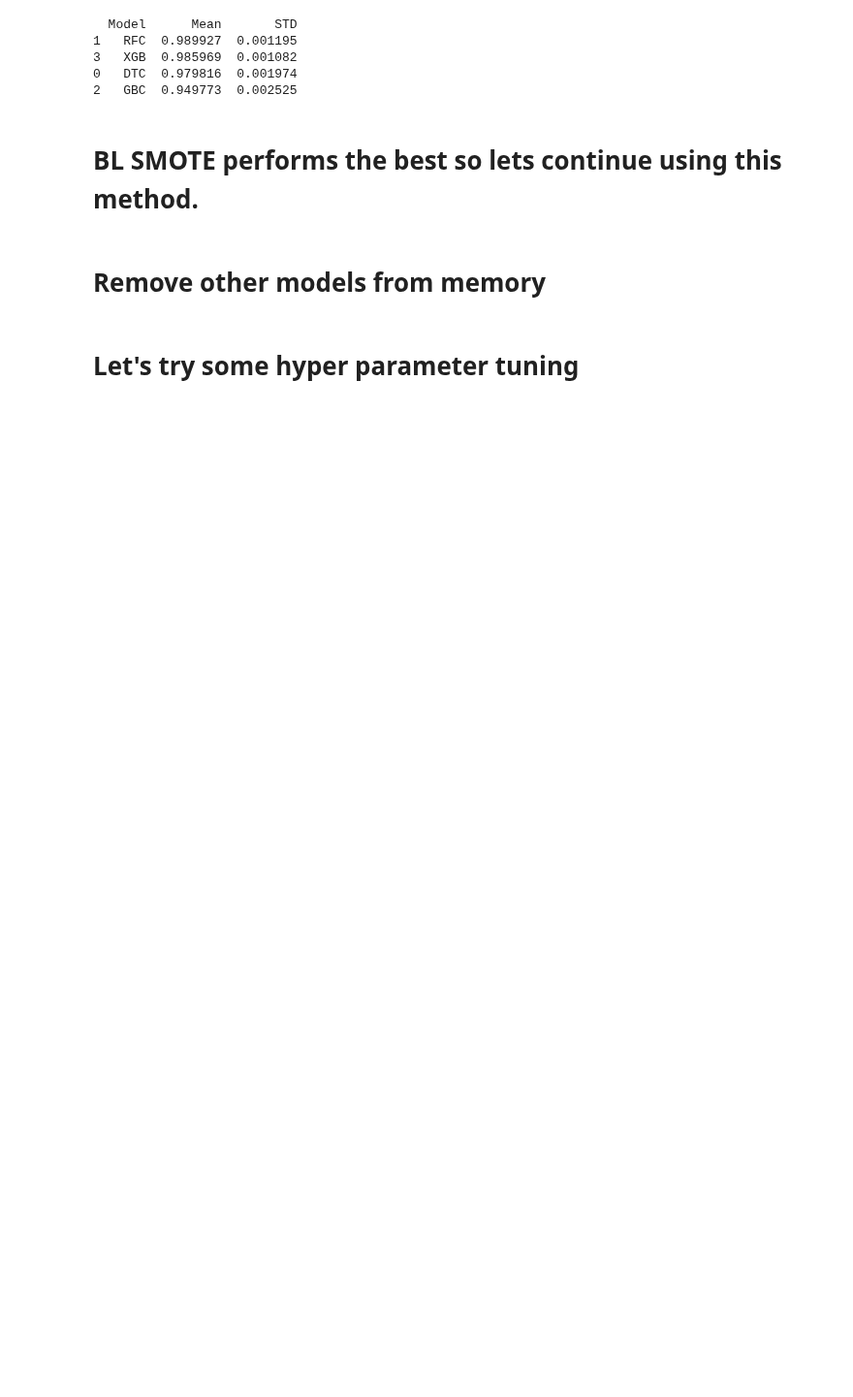
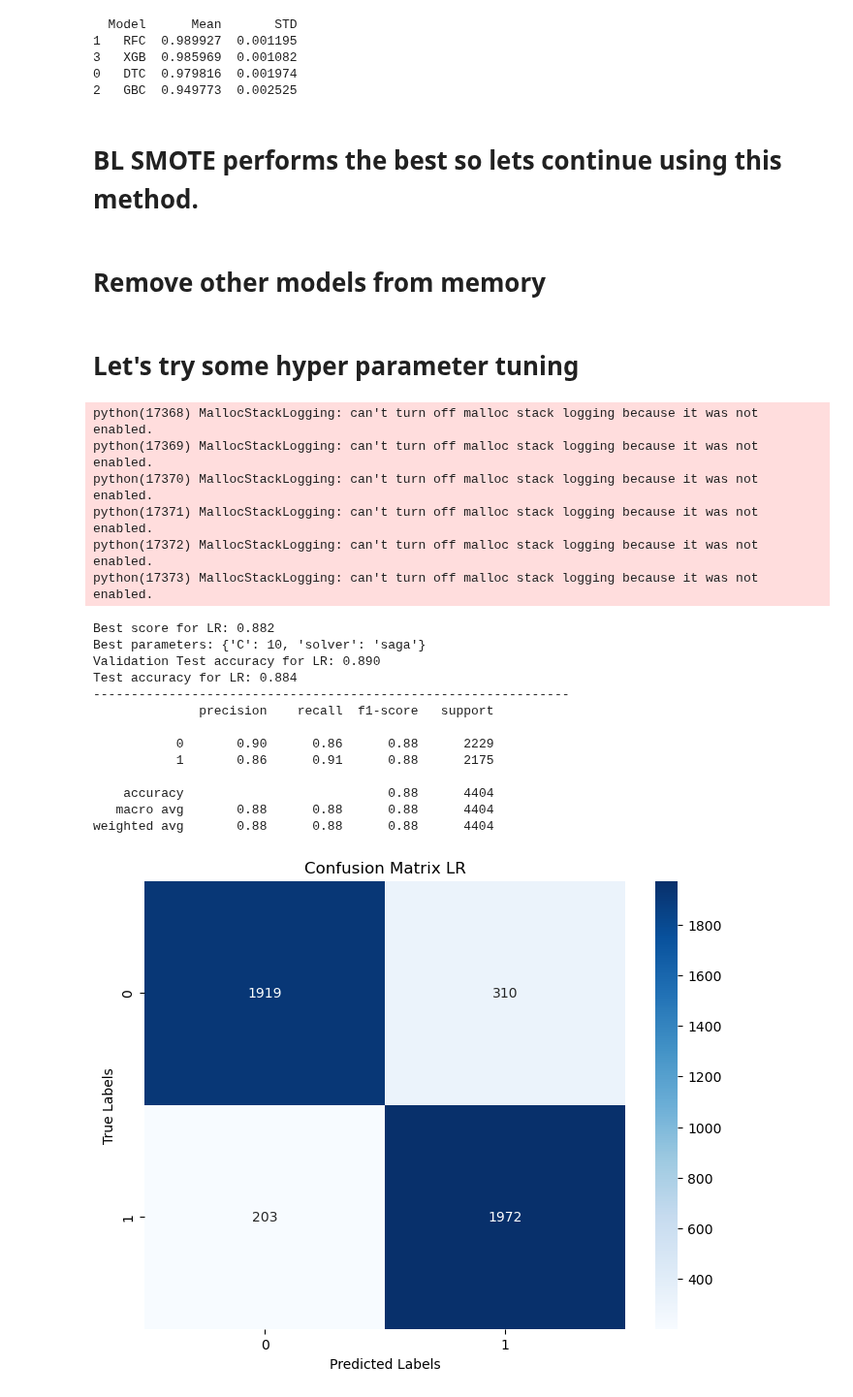
Before and after one commit to MaukanMir/-Pulsar-Classfication-Prediction, a Jupyter notebook: training.ipynb, the cells around one changed output. Shown at 97% size. Drawn from its saved outputs; the diff is of its cells as text; code cells hidden in the pictures; blank space fills up the shorter version.

Commit message:
added new models

```diff
--- a/training.ipynb
+++ b/training.ipynb
@@ -251,7 +251,9 @@ def val_grid_search_selected_models(names:list, models:list, X:pd.DataFrame,
                 "Validation Accuracy": val_accuracy,
                 "Test Accuracy": test_accuracy,
         })
-    return pd.DataFrame(model_performance).sort_values(by="Test Accuracy", ascending=False)
+    performance_df = pd.DataFrame(model_performance).sort_values(by="Test Accuracy", ascending=False)
+    create_model_performance_visual(performance_df, ["Test Accuracy", "Validation Accuracy"])
+    print(performance_df)
 # %% [markdown]
 # EDA Analysis
 # %%
@@ -495,3 +497,40 @@ del X_smote
 del y_smote
 # %% [markdown]
 # Let's try some hyper parameter tuning
+# %%
+param_grid = {
+  "LR":{
+        'solver': ['newton-cg', 'sag', 'saga', 'lbfgs'],
+        'C': [0.1, 0.2, 0.4, 0.5, 1, 2, 4, 5, 10, 20, 50, 100, 400]
+  },
+  "SVC": {
+        'kernel': ['linear', 'poly', 'rbf', 'sigmoid'],
+        'C': [0.1, 0.2, 0.3, 0.4, 0.5, 0.6, 0.7, 0.8, 0.9, 1]
+  }
+    }
+
+model_names = ["LR", "SVC"]
+models = get_selected_models(model_names)
+metric = make_scorer(f1_score)
+val_grid_search_selected_models(model_names, models, X_bl, y_bl, metric, param_grid, None, None )
+# %% [output]
+python(17368) MallocStackLogging: can't turn off malloc stack logging because it was not enabled.
+python(17369) MallocStackLogging: can't turn off malloc stack logging because it was not enabled.
+python(17370) MallocStackLogging: can't turn off malloc stack logging because it was not enabled.
+python(17371) MallocStackLogging: can't turn off malloc stack logging because it was not enabled.
+python(17372) MallocStackLogging: can't turn off malloc stack logging because it was not enabled.
+python(17373) MallocStackLogging: can't turn off malloc stack logging because it was not enabled.
+Best score for LR: 0.882
+Best parameters: {'C': 10, 'solver': 'saga'}
+Validation Test accuracy for LR: 0.890
+Test accuracy for LR: 0.884
+---------------------------------------------------------------
+              precision    recall  f1-score   support
+
+           0       0.90      0.86      0.88      2229
+           1       0.86      0.91      0.88      2175
+
+    accuracy                           0.88      4404
+   macro avg       0.88      0.88      0.88      4404
+weighted avg       0.88      0.88      0.88      4404
+[figure, added]
```
